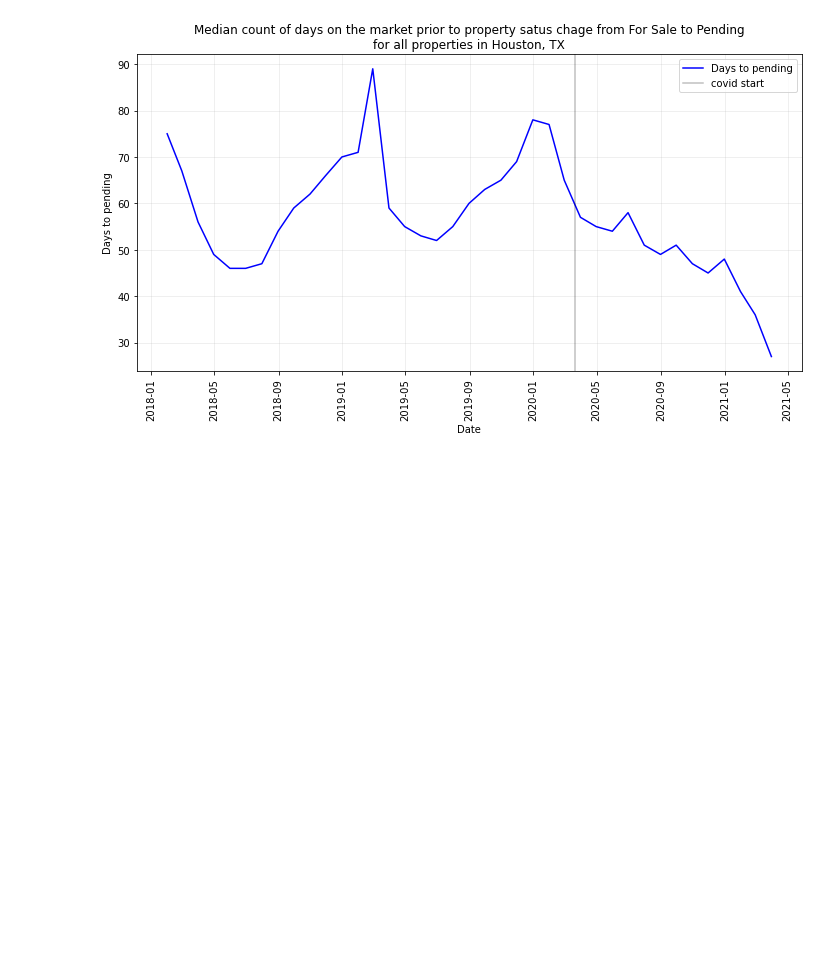
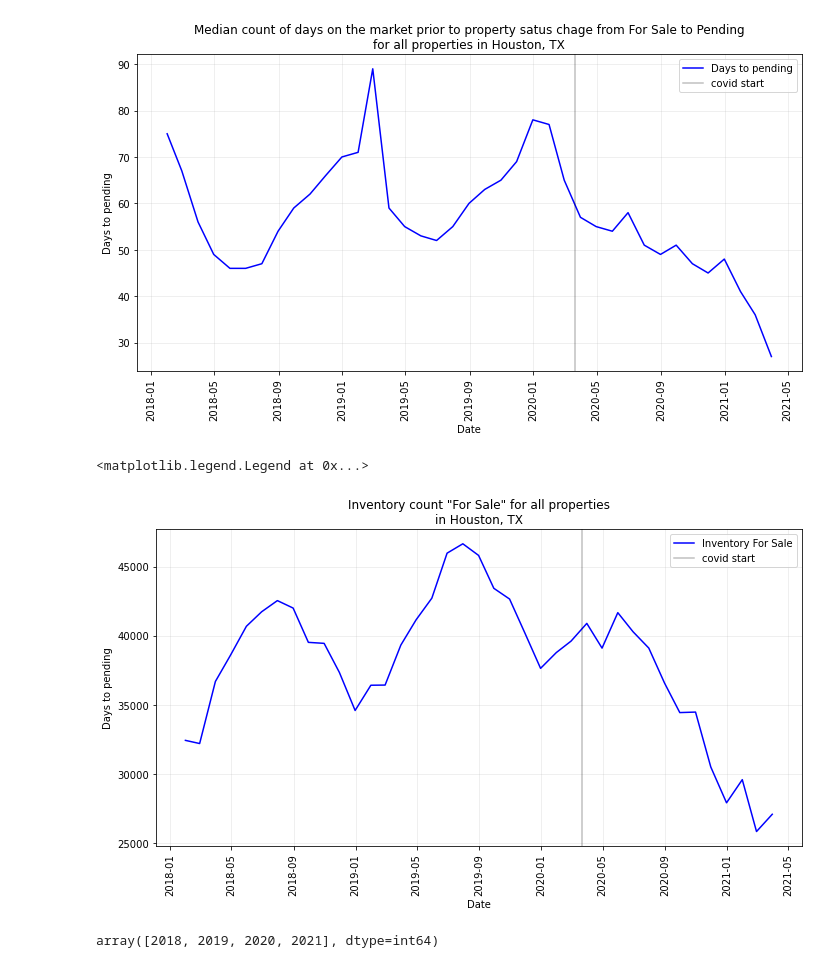
Before and after one commit to i-am-phoenix/Demo, a Jupyter notebook: zillow_data_cleaning.ipynb, the cells around one changed output. Saved outputs shown, nothing was run; the diff lists cells and outputs as text; code cells hidden in the pictures; blank space fills up the shorter version.

```diff
--- a/zillow_data_cleaning.ipynb
+++ b/zillow_data_cleaning.ipynb
@@ -232,3 +238,45 @@ plt.legend()
 # %% [output]
 <matplotlib.legend.Legend at 0x...>
 [figure]
+# %%
+#  Plotting inventory data - Number of properties for sale
+plt.figure(figsize=(10, 6))
+plt.plot(all_data_hou_reformatted['Date'],
+           all_data_hou_reformatted['Inventory4Sale'],
+         'b',
+         label="Inventory For Sale")
+# plt.plot(all_data_hou_reformatted['Date'],
+#            all_data_hou_reformatted['MedianSalePrice'],
+#          'r',
+#          label="Median monthly sale price")
+# plt.plot(all_data_hou_reformatted['Date'],
+#            all_data_hou_reformatted['MedianListPrice']-all_data_hou_reformatted['MedianSalePrice'],
+#          'k',
+#          label="Median monthly list-sale delta")
+plt.xlabel("Date")
+plt.ylabel("Days to pending")
+plt.title(f"Inventory count \"For Sale\" for all properties\nin {all_data_hou_reformatted['RegionName'].unique()[0]}")
+plt.grid(alpha=0.25)
+plt.xticks(rotation=90)
+plt.tight_layout()
+
+# y_ticks=np.arange(0,350000,50000)
+# y_labels=pd.DataFrame(np.arange(0,350000,50000))[0].map("${:,}".format).to_list()
+# plt.yticks(y_ticks,y_labels)
+
+import datetime as dt
+
+plt.axvline(dt.datetime(2020, 3, 21), c='k', alpha=0.25, label="covid start")
+plt.legend()
+# %% [output]
+<matplotlib.legend.Legend at 0x...>
+[figure, added]
+# %%
+# replot with x-axis in calendar Months only
+# Create a months and year column in summary DF to use for plotting differentiation
+all_data_hou_reformatted['Month']=pd.DatetimeIndex(all_data_hou_reformatted['Date']).month
+all_data_hou_reformatted['Year']=pd.DatetimeIndex(all_data_hou_reformatted['Date']).year
+all_data_hou_reformatted['Year'].unique()
+# all_data_hou_reformatted['Color']= np.where(
+# %% [output]
+array([2018, 2019, 2020, 2021], dtype=int64)
```
Also changed, not shown: parts of 7 cells of this notebook.
